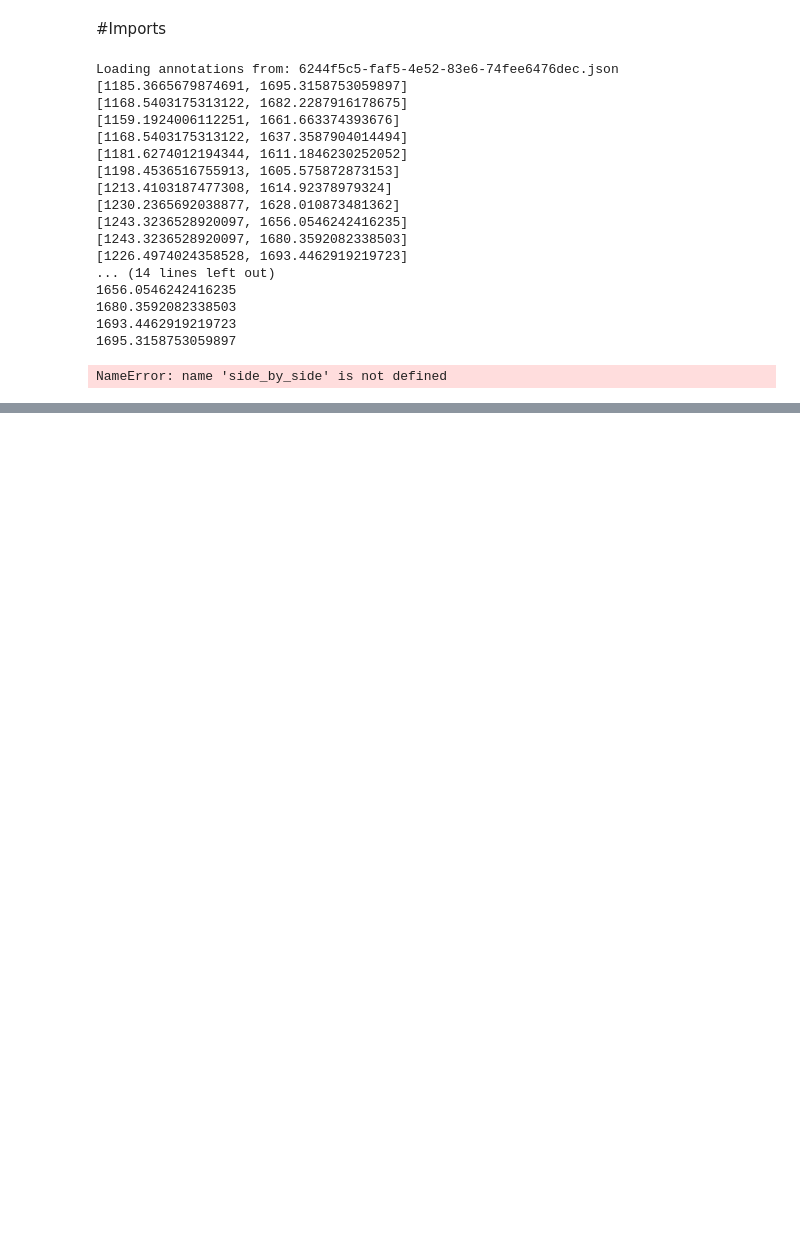
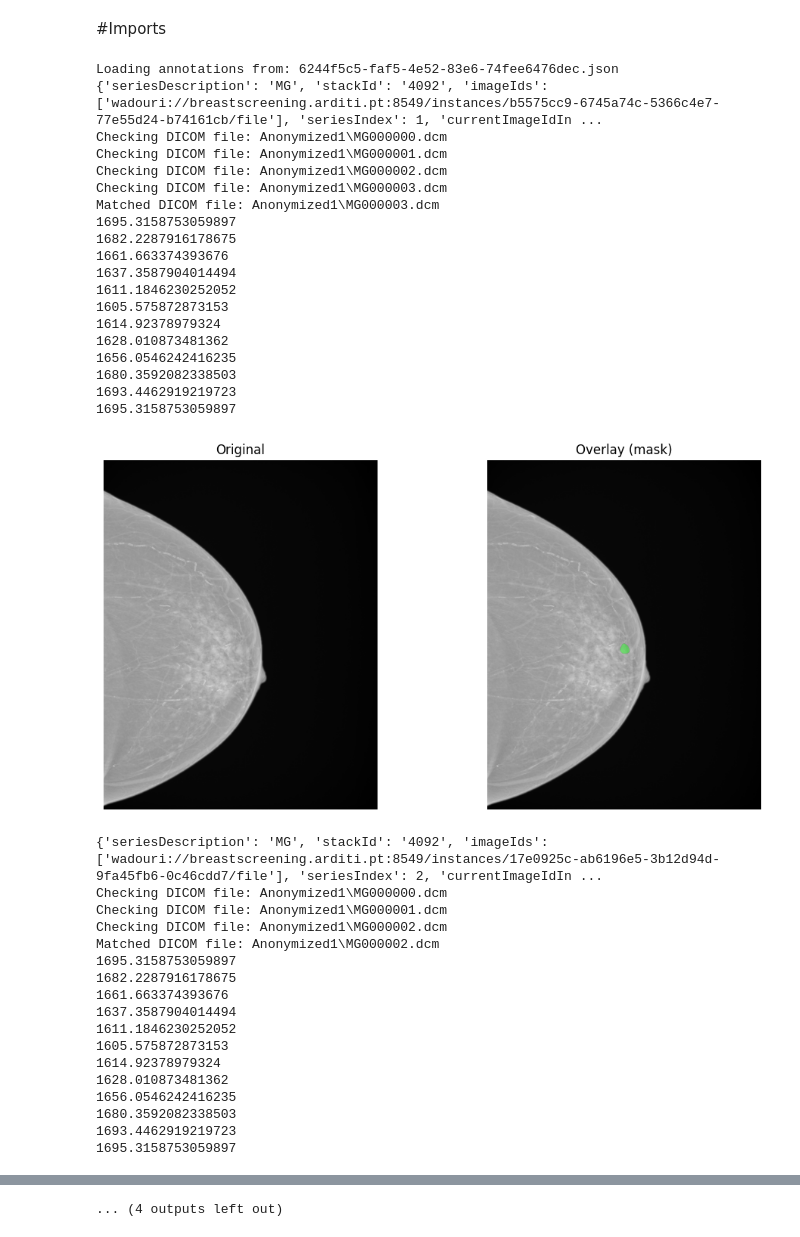
Before and after one commit to Lawalabq/Breast-Cancer, a Jupyter notebook: development.ipynb, the cells around one changed output, grey strips where cells are left out. Saved outputs shown, nothing was run; the diff lists cells and outputs as text; code cells hidden in the pictures; blank space fills up the shorter version.

```diff
--- a/development.ipynb
+++ b/development.ipynb
@@ -213,50 +213,81 @@ os.chdir(dataset_path)
 for json_file in glob.glob("*.json"): # Loop through all JSON files in the directory
     dataset_path = "C:\\Users\\alqud\\Desktop\\2025\\Breast Cancer\\dataset-uta7-annotations\\dataset"
     os.chdir(dataset_path)
-    if json_file not in ["b191c30e-db18-4d25-b156-6b6bc2dda995.json","6244f5c5-faf5-4e52-83e6-74fee6476dec.json","fb8c2ffc-5f8c-4ac7-a8d9-74b3c56b69a4.json","829de0c1-5e7a-4b9a-978a-537922a46b35.json"]:
+    if json_file not in ["b191c30e-db18-4d25-b156-6b6bc2dda995.json","6244f5c5-faf5-4e52-83e6-74fee6476dec.json","829de0c1-5e7a-4b9a-978a-537922a46b35.json"]:
         continue
     print(f"Loading annotations from: {json_file}")
     with open(json_file, 'r') as f:
         json_data = json.load(f)
 
         json_stacks= json_data.get("rawData", {}).get("stacks", [])
         for stack in json_stacks:
-            if "probes" in stack.keys() or "freehand" in stack.keys():
-                annotations = "probes" if "probes" in stack.keys() else "freehand"
+            if  "freehand" in stack.keys():
+                annotations = "freehand" if "freehand" in stack.keys() else "probe"
                 if stack.get("seriesDescription") != "MG":
                     continue
                 view_position= stack.get("viewPosition")
                 laterality= stack.get("imageSide")
+                print(stack)
                 handles =stack.get(annotations, {})[0].get("handles")
                 coordinates= []
                 for handle in handles:
                     coordinates.append(get_coordinates(handle))
-                    print(get_coordinates(handle))
+                dicom_ds= get_dicom(json_data.get("rawData", {}).get("studyId"),view_position,laterality)
+                image_data, mask=create_mask(dicom_ds,coordinates)
+                overlay_mask_on_image(image_data,mask)
+
+            elif "probe" in stack.keys():
+                annotations = "probe"
+                if stack.get("seriesDescription") != "MG":
+                    continue
+                view_position= stack.get("viewPosition")
+                laterality= stack.get("imageSide")
+                probe = stack.get("probe")
+                print(stack)
+                coordinates= []
+                for handle in handles:
+                    coordinates.append(get_coordinates(handle))
                 dicom_ds= get_dicom(json_data.get("rawData", {}).get("studyId"),view_position,laterality)
                 image_data, mask=create_mask(dicom_ds,coordinates)
                 overlay_mask_on_image(image_data,mask)
 
 
                 #     print(f"Coordinates: {coords}")
-
-
-    break
 # %% [output]
 Loading annotations from: 6244f5c5-faf5-4e52-83e6-74fee6476dec.json
-[1185.3665679874691, 1695.3158753059897]
-[1168.5403175313122, 1682.2287916178675]
-[1159.1924006112251, 1661.663374393676]
-[1168.5403175313122, 1637.3587904014494]
-[1181.6274012194344, 1611.1846230252052]
-[1198.4536516755913, 1605.575872873153]
-[1213.4103187477308, 1614.92378979324]
-[1230.2365692038877, 1628.010873481362]
-[1243.3236528920097, 1656.0546242416235]
-[1243.3236528920097, 1680.3592082338503]
-[1226.4974024358528, 1693.4462919219723]
-... (14 lines left out)
+{'seriesDescription': 'MG', 'stackId': '4092', 'imageIds': ['wadouri://breastscreening.arditi.pt:8549/instances/b5575cc9-6745a74c-5366c4e7-77e55d24-b74161cb/file'], 'seriesIndex': 1, 'currentImageIdIn ...
+Checking DICOM file: Anonymized1\MG000000.dcm
+Checking DICOM file: Anonymized1\MG000001.dcm
+Checking DICOM file: Anonymized1\MG000002.dcm
+Checking DICOM file: Anonymized1\MG000003.dcm
+Matched DICOM file: Anonymized1\MG000003.dcm
+1695.3158753059897
+1682.2287916178675
+1661.663374393676
+1637.3587904014494
+1611.1846230252052
+1605.575872873153
+1614.92378979324
+1628.010873481362
 1656.0546242416235
 1680.3592082338503
 1693.4462919219723
 1695.3158753059897
+[figure, added]
-NameError: name 'side_by_side' is not defined
+{'seriesDescription': 'MG', 'stackId': '4092', 'imageIds': ['wadouri://breastscreening.arditi.pt:8549/instances/17e0925c-ab6196e5-3b12d94d-9fa45fb6-0c46cdd7/file'], 'seriesIndex': 2, 'currentImageIdIn ...
+Checking DICOM file: Anonymized1\MG000000.dcm
+Checking DICOM file: Anonymized1\MG000001.dcm
+Checking DICOM file: Anonymized1\MG000002.dcm
+Matched DICOM file: Anonymized1\MG000002.dcm
+1695.3158753059897
+1682.2287916178675
+1661.663374393676
+1637.3587904014494
+1611.1846230252052
+1605.575872873153
+1614.92378979324
+1628.010873481362
+1656.0546242416235
+1680.3592082338503
+1693.4462919219723
+1695.3158753059897
@@ -262,0 +358 @@ NameError: name 'side_by_side' is not defined
+... (4 outputs left out)
```
Also changed, not shown: parts of 3 cells of this notebook, 1 other file.
